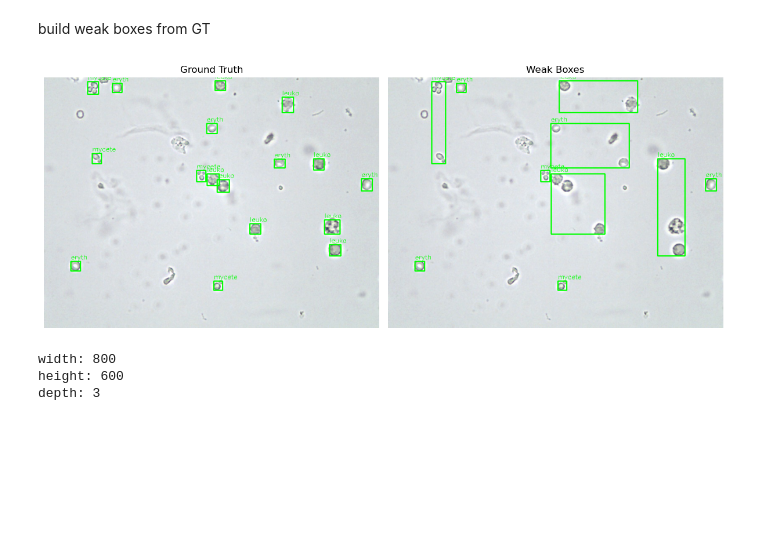
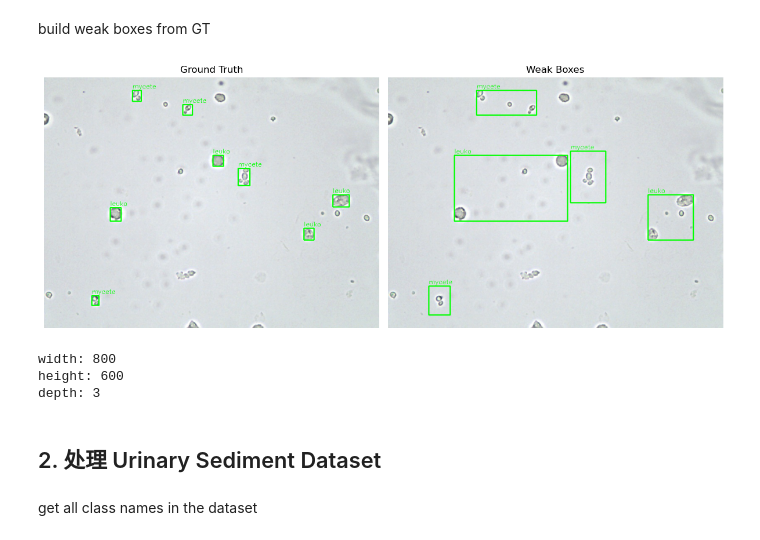
Before and after one commit to GAndC24/Microorganism_Detection, a Jupyter notebook: data_process.ipynb, the cells around one changed output. Cells and saved outputs as stored; diff of their text form; code cells hidden in the pictures; blank space fills up the shorter version.

```diff
--- a/data_process.ipynb
+++ b/data_process.ipynb
@@ -31,38 +31,43 @@ from typing import List, Tuple
 from PIL import Image
 from matplotlib import pyplot as plt
 import numpy as np
 
-class_map_encoding = {'leuko' : 0, 'eryth' : 1, 'mycete' : 2}
+class_map_encoding = {'cast' : 0, 'cryst' : 1, 'epith' : 2, 'epithn' : 3, 'eryth' : 4, 'leuko' : 5, 'mycete' : 6}
 class_map_decoding = {v: k for k, v in class_map_encoding.items()}
-xml_path = 'test_images/nh00001.xml'
-image_path = 'test_images/nh00001.jpg'
+xml_path = 'test_images/nh00003.xml'
+image_path = 'test_images/nh00003.jpg'
 
 image = Image.open(image_path)
 image_info, gt = parse_voc_xml(xml_path, class_map_encoding)
-wb = build_weak_boxes(gt, purity_mode="center")
+image_size = (image_info['width'], image_info['height'])
+wb = build_weak_boxes(gt, purity_mode="center", image_size=image_size)
 image_gt = draw_boxes(image, gt, class_map_decoding)
 image_wb = draw_boxes(image, wb, class_map_decoding)
 
 # Visualize GT and Weak Boxes side by side
 fig, axes = plt.subplots(1, 2, figsize=(12, 6))
 
 # Ground Truth visualization
 axes[0].imshow(np.array(image_gt))
 axes[0].set_title("Ground Truth")
 axes[0].axis("off")
 
 # Weak Boxes visualization
 axes[1].imshow(np.array(image_wb))
 axes[1].set_title("Weak Boxes")
 axes[1].axis("off")
 
 plt.tight_layout()
 plt.show()
 
 for k, v in image_info.items():
     print(f'{k}: {v}')
 # %% [output]
-[figure, old version]
+[figure, new version]
 width: 800
 height: 600
 depth: 3
+# %% [markdown]
+## 2. 处理 Urinary Sediment Dataset
+# %% [markdown]
+get all class names in the dataset
```
Also changed, not shown: parts of 2 cells of this notebook, 1 other file.
